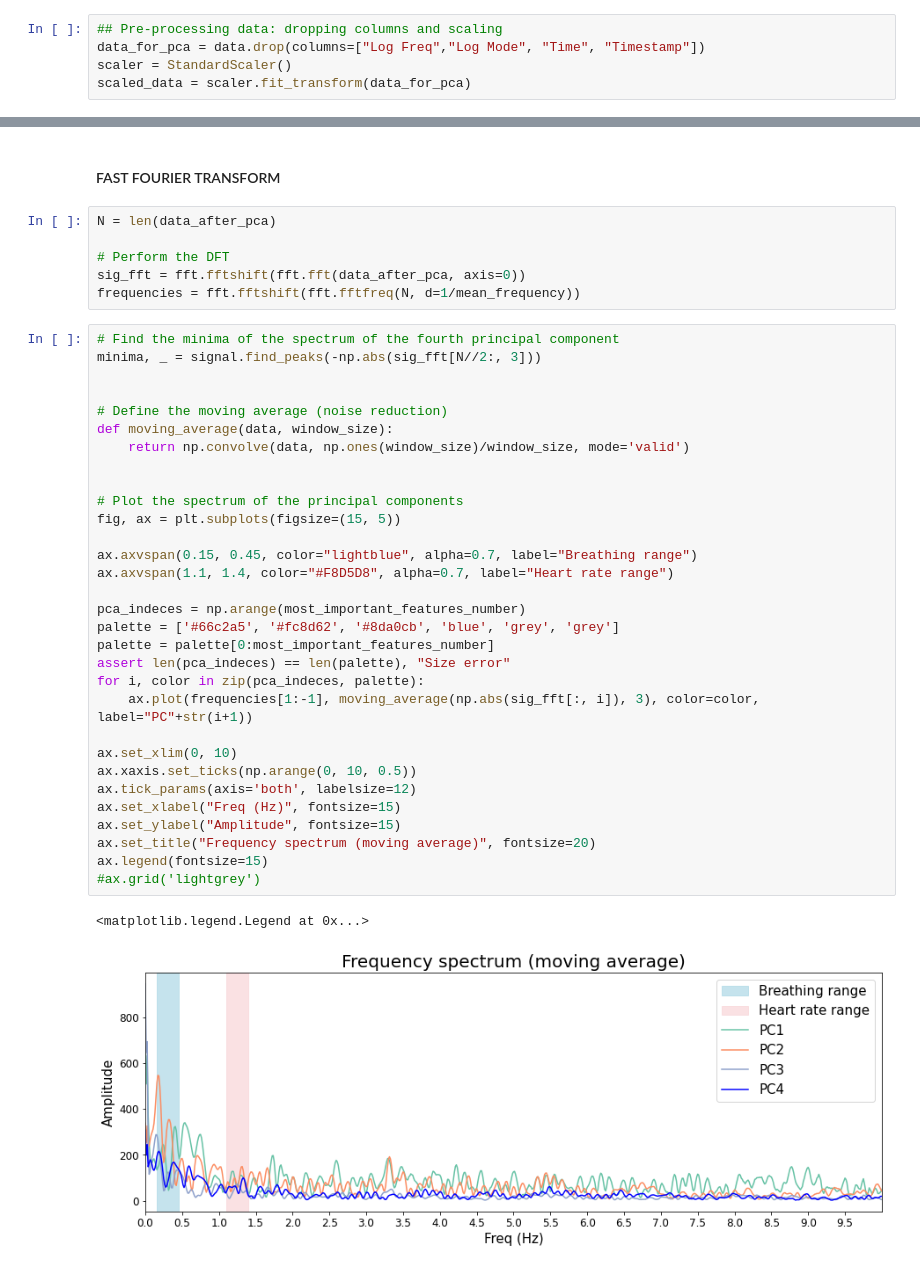
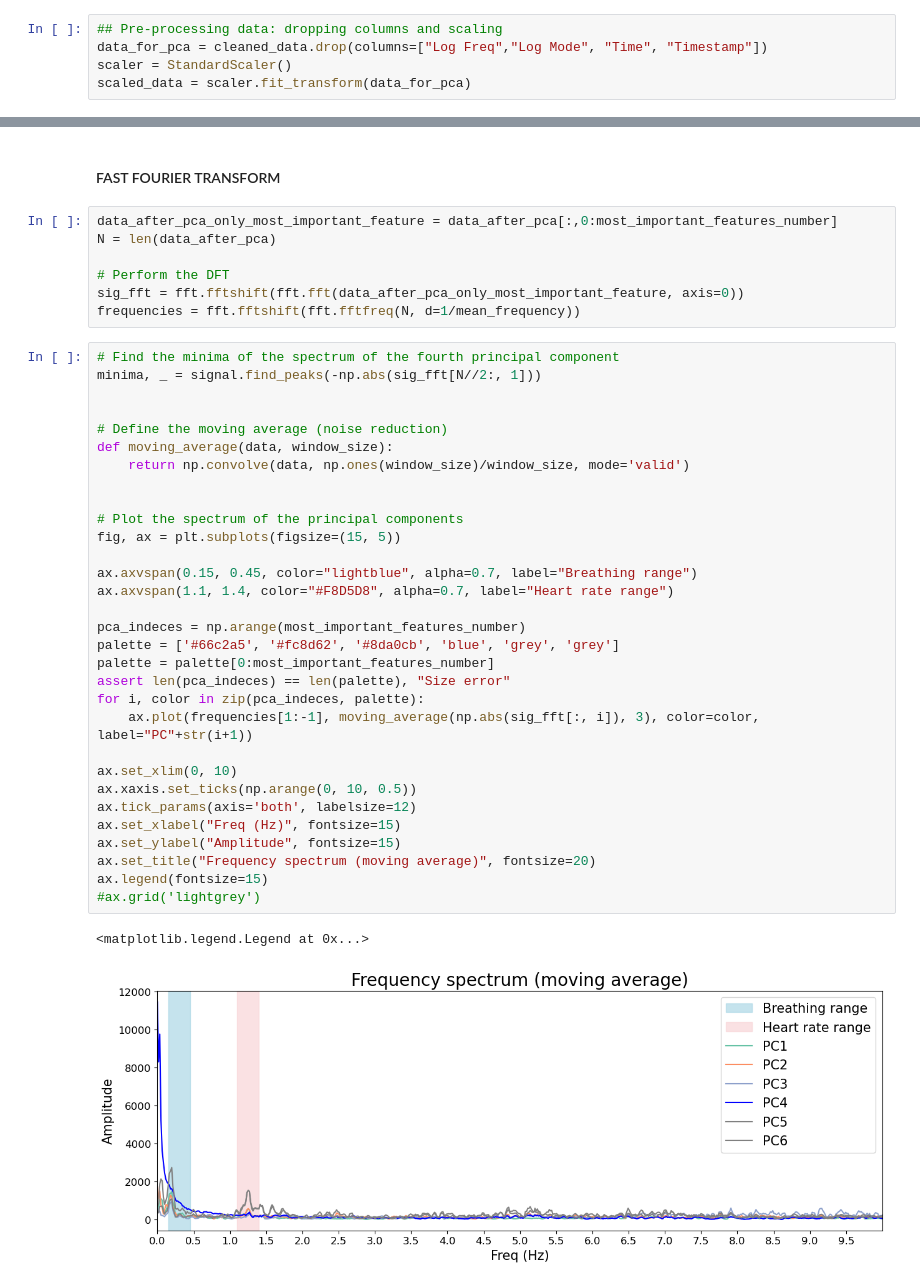
Before and after one commit to paololapo/HeartRateEstimation, a Jupyter notebook: Testing/Total_project.ipynb, the cells around one changed output, grey strips where cells are left out. Drawn from its saved outputs; the diff is of its cells as text.

```diff
--- a/Testing/Total_project.ipynb
+++ b/Testing/Total_project.ipynb
@@ -181,7 +181,7 @@ plot(cleaned_data, column_groups)
 #### PCA
 # %%
 ## Pre-processing data: dropping columns and scaling
-data_for_pca = data.drop(columns=["Log Freq","Log Mode", "Time", "Timestamp"])
+data_for_pca = cleaned_data.drop(columns=["Log Freq","Log Mode", "Time", "Timestamp"])
 scaler = StandardScaler()
 scaled_data = scaler.fit_transform(data_for_pca)
 # %%
@@ -275,45 +259,46 @@ plt.plot(np.linspace(-1,1),gaussian(np.linspace(-1,1),1.349469e-16, 1.729172e-01
 # %% [markdown]
 #### FAST FOURIER TRANSFORM
 # %%
+data_after_pca_only_most_important_feature = data_after_pca[:,0:most_important_features_number]
 N = len(data_after_pca)
 
 # Perform the DFT
-sig_fft = fft.fftshift(fft.fft(data_after_pca, axis=0))
+sig_fft = fft.fftshift(fft.fft(data_after_pca_only_most_important_feature, axis=0))
 frequencies = fft.fftshift(fft.fftfreq(N, d=1/mean_frequency))
 # %%
 # Find the minima of the spectrum of the fourth principal component
-minima, _ = signal.find_peaks(-np.abs(sig_fft[N//2:, 3]))
+minima, _ = signal.find_peaks(-np.abs(sig_fft[N//2:, 1]))
 
 
 # Define the moving average (noise reduction)
 def moving_average(data, window_size):
     return np.convolve(data, np.ones(window_size)/window_size, mode='valid')
 
 
 # Plot the spectrum of the principal components
 fig, ax = plt.subplots(figsize=(15, 5))
 
 ax.axvspan(0.15, 0.45, color="lightblue", alpha=0.7, label="Breathing range")
 ax.axvspan(1.1, 1.4, color="#F8D5D8", alpha=0.7, label="Heart rate range")
 
 pca_indeces = np.arange(most_important_features_number)
 palette = ['#66c2a5', '#fc8d62', '#8da0cb', 'blue', 'grey', 'grey']
 palette = palette[0:most_important_features_number]
 assert len(pca_indeces) == len(palette), "Size error"
 for i, color in zip(pca_indeces, palette):
     ax.plot(frequencies[1:-1], moving_average(np.abs(sig_fft[:, i]), 3), color=color, label="PC"+str(i+1))
 
 ax.set_xlim(0, 10)
 ax.xaxis.set_ticks(np.arange(0, 10, 0.5))
 ax.tick_params(axis='both', labelsize=12)
 ax.set_xlabel("Freq (Hz)", fontsize=15)
 ax.set_ylabel("Amplitude", fontsize=15)
 ax.set_title("Frequency spectrum (moving average)", fontsize=20)
 ax.legend(fontsize=15)
 #ax.grid('lightgrey')
 # %% [output]
 <matplotlib.legend.Legend at 0x...>
-[figure, old version]
+[figure, new version]
 # %%
 # Plot relevant frequency band
 fig, ax = plt.subplots(figsize=(15, 5))
```
Also changed, not shown: parts of 10 cells of this notebook, 2 other files.
